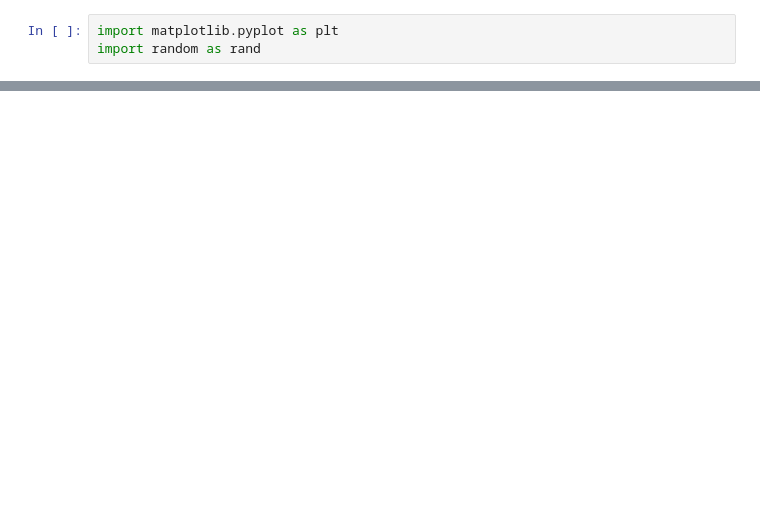
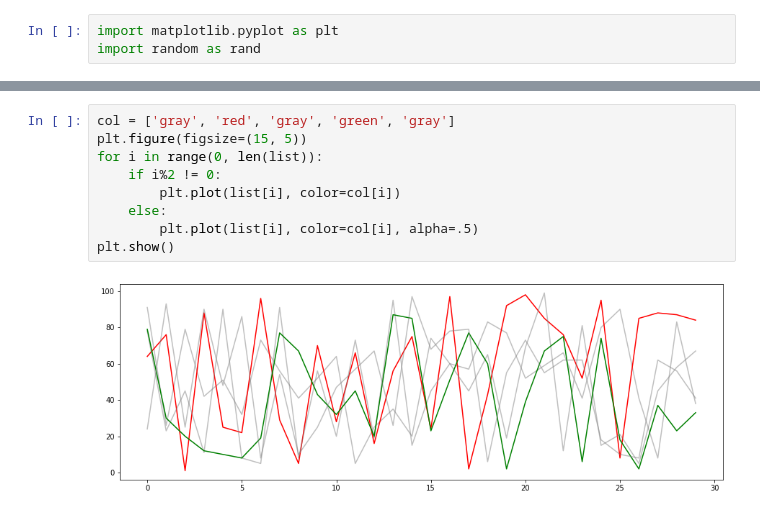
Before and after one commit to Bertonc98/BadCharts, a Jupyter notebook: TooInfos.ipynb, the cells around one changed output, grey strips where cells are left out. Saved outputs shown, nothing was run; the diff lists cells and outputs as text; blank space fills up the shorter version.

```diff
--- a/TooInfos.ipynb
+++ b/TooInfos.ipynb
@@ -13,0 +16,11 @@ plt.show()
+# %%
+col = ['gray', 'red', 'gray', 'green', 'gray']
+plt.figure(figsize=(15, 5))
+for i in range(0, len(list)):
+    if i%2 != 0:
+        plt.plot(list[i], color=col[i])
+    else:
+        plt.plot(list[i], color=col[i], alpha=.5)
+plt.show()
+# %% [output]
+[figure, added]
```
Also changed, not shown: parts of 1 cell of this notebook.
